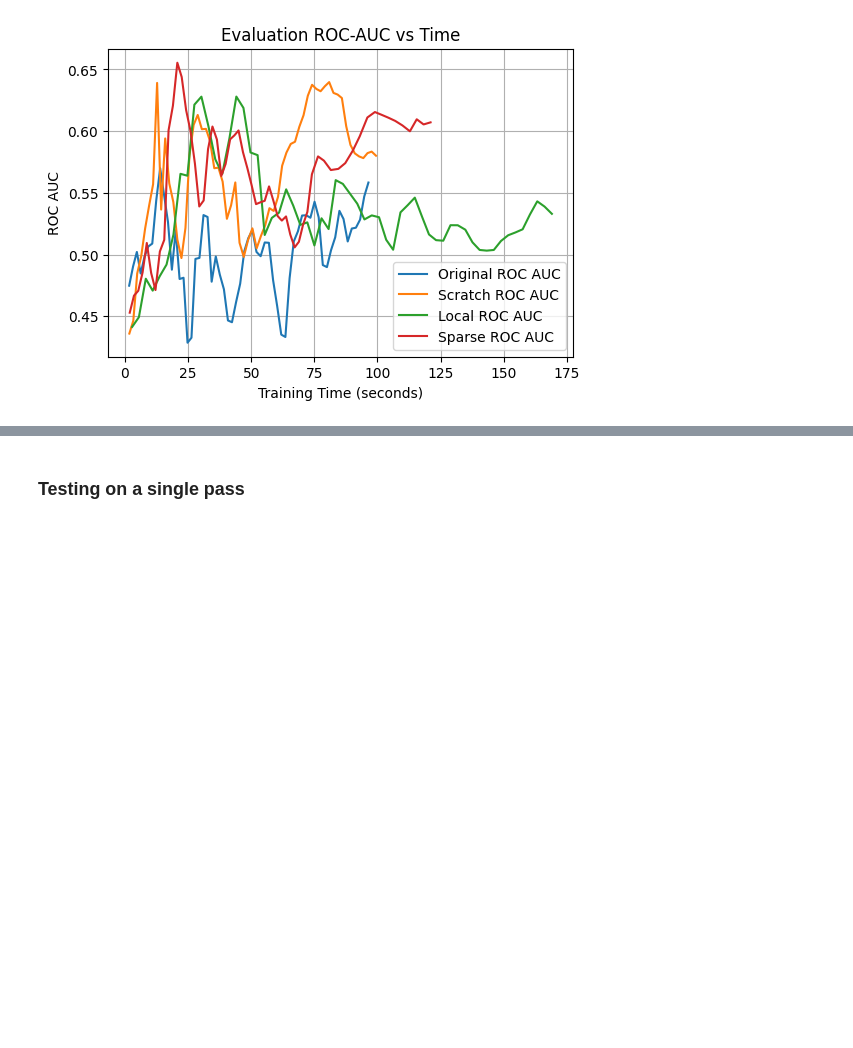
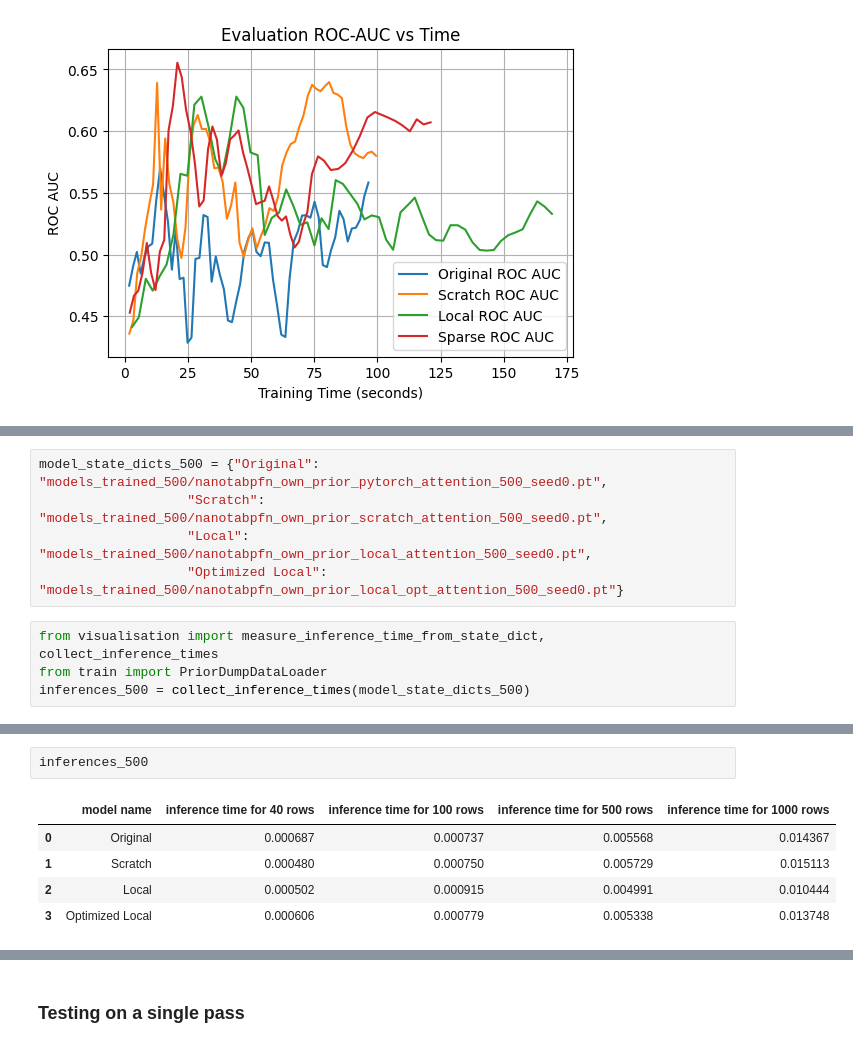
Before and after one commit to sgobbi/Neuralk_NanoTabFPN, a Jupyter notebook: experiment.ipynb, the cells around one changed output, grey strips where cells are left out. Cells and saved outputs as stored; diff of their text form; blank space fills up the shorter version.

```diff
--- a/experiment.ipynb
+++ b/experiment.ipynb
@@ -1283,0 +1378,9 @@ plot_metric("ROC vs time", model_histories_coverage_with_mem)
+# %%
+model_state_dicts_500 = {"Original": "models_trained_500/nanotabpfn_own_prior_pytorch_attention_500_seed0.pt",
+                   "Scratch": "models_trained_500/nanotabpfn_own_prior_scratch_attention_500_seed0.pt",
+                   "Local": "models_trained_500/nanotabpfn_own_prior_local_attention_500_seed0.pt",
+                   "Optimized Local": "models_trained_500/nanotabpfn_own_prior_local_opt_attention_500_seed0.pt"}
+# %%
+from visualisation import measure_inference_time_from_state_dict, collect_inference_times
+from train import PriorDumpDataLoader
+inferences_500 = collect_inference_times(model_state_dicts_500)
@@ -1283,0 +1405,8 @@ plot_metric("ROC vs time", model_histories_coverage_with_mem)
+# %%
+inferences_500
+# %% [output]
+|  | model name | inference time for 40 rows | inference time for 100 rows | inference time for 500 rows | inference time for 1000 rows |
+| 0 | Original | 0.000687 | 0.000737 | 0.005568 | 0.014367 |
+| 1 | Scratch | 0.000480 | 0.000750 | 0.005729 | 0.015113 |
+| 2 | Local | 0.000502 | 0.000915 | 0.004991 | 0.010444 |
+| 3 | Optimized Local | 0.000606 | 0.000779 | 0.005338 | 0.013748 |
```
Also changed, not shown: parts of 21 cells of this notebook, 9 other files.
